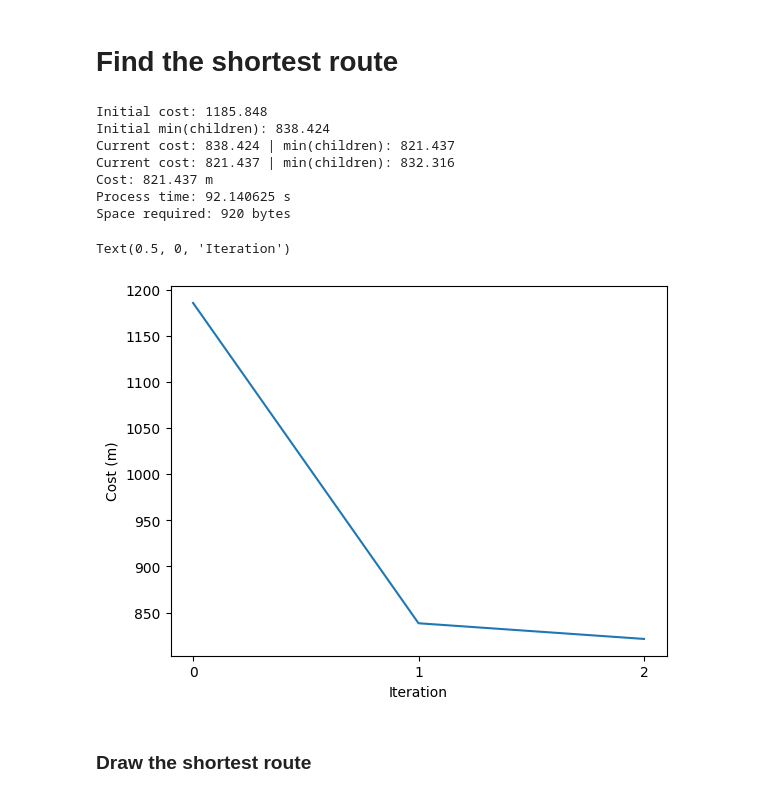
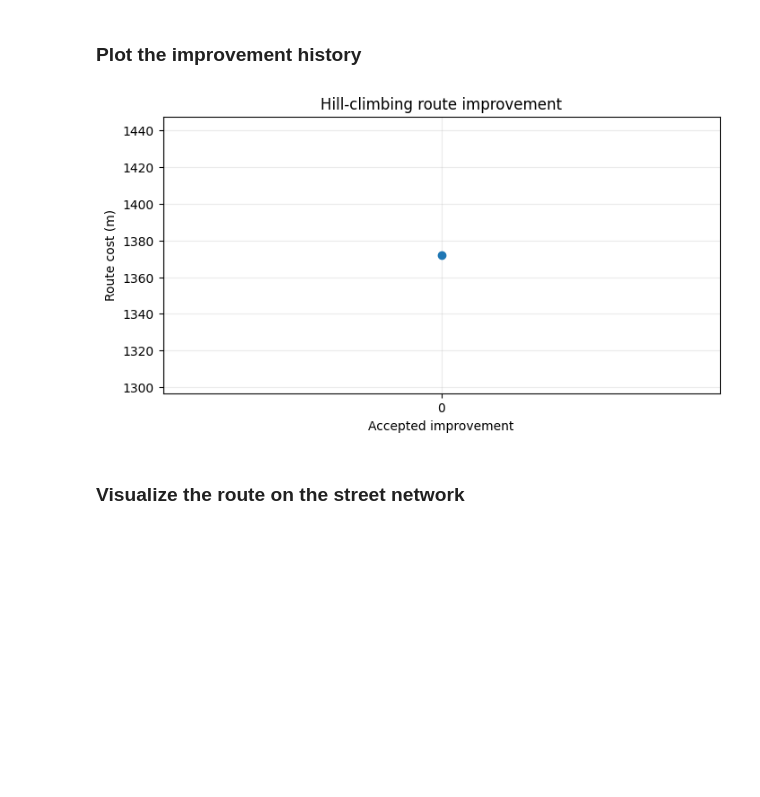
Before and after one commit to Optimization-Algorithms-Book/Code-Listings, a Jupyter notebook: Chapter 4/Listing 4.7_UofT_HC.ipynb, the cells around one changed output. Saved outputs shown, nothing was run; the diff lists cells and outputs as text; code cells hidden in the pictures; blank space fills up the shorter version.

```diff
--- a/Chapter 4/Listing 4.7_UofT_HC.ipynb
+++ b/Chapter 4/Listing 4.7_UofT_HC.ipynb
@@ -56,0 +240,30 @@ def Hill_Climbing(G, origin, destination, n):
+# %%
+solution = hill_climbing_route(
+    G,
+    origin_id,
+    destination_id,
+    max_iterations=20,
+    max_neighbors=40,
+    random_seed=42,
+)
+route = solution.route
+
+# Dijkstra is used only as an exact benchmark, not as the hill-climbing result.
+optimal_cost = nx.shortest_path_length(
+    G,
+    origin_id,
+    destination_id,
+    weight="length",
+    method="dijkstra",
+)
+optimality_gap = 100 * (solution.cost - optimal_cost) / optimal_cost
+
+print(f"Initial route cost: {solution.initial_cost:,.1f} m")
+print(f"Final hill-climbing cost: {solution.cost:,.1f} m")
+print(f"Dijkstra benchmark: {optimal_cost:,.1f} m")
+print(f"Optimality gap: {optimality_gap:.2f}%")
+print(f"Process time: {solution.time:.4f} s")
+print(f"Peak traced memory: {solution.peak_memory:,} bytes")
+print(f"Improving iterations: {solution.iterations}")
+print(f"Evaluated route neighbors: {solution.evaluated_neighbors:,}")
+print(f"Initialization backtracks: {solution.initialization_backtracks}")
@@ -57,24 +280,20 @@ def Hill_Climbing(G, origin, destination, n):
+# %% [markdown]
+### Plot the improvement history
+# %%
+plt.figure(figsize=(8, 4))
+plt.plot(
+    range(len(solution.cost_history)),
+    solution.cost_history,
+    marker="o",
+    linewidth=2,
+)
+plt.xticks(range(len(solution.cost_history)))
+plt.xlabel("Accepted improvement")
+plt.ylabel("Route cost (m)")
+plt.title("Hill-climbing route improvement")
+plt.grid(alpha=0.25)
+plt.show()
+# %% [output]
+[figure, added]
 # %% [markdown]
-# Find the shortest route
+### Visualize the route on the street network
-# %%
-solution = Hill_Climbing(G, origin, destination, 100)
-route = solution.result
-print(f"Cost: {cost(G,route)} m")
-print(f"Process time: {solution.time} s")
-print(f"Space required: {solution.space} bytes")
-plt.plot(solution.explored)
-plt.xticks(list(range(len(solution.explored))))
-plt.ylabel("Cost (m)")
-plt.xlabel("Iteration")
-# %% [output]
-Initial cost: 1185.848
-Initial min(children): 838.424
-Current cost: 838.424 | min(children): 821.437
-Current cost: 821.437 | min(children): 832.316
-Cost: 821.437 m
-Process time: 92.140625 s
-Space required: 920 bytes
-Text(0.5, 0, 'Iteration')
-[figure, removed]
-# %% [markdown]
-### Draw the shortest route
```
Also changed, not shown: parts of 20 cells of this notebook, 4 other files.
